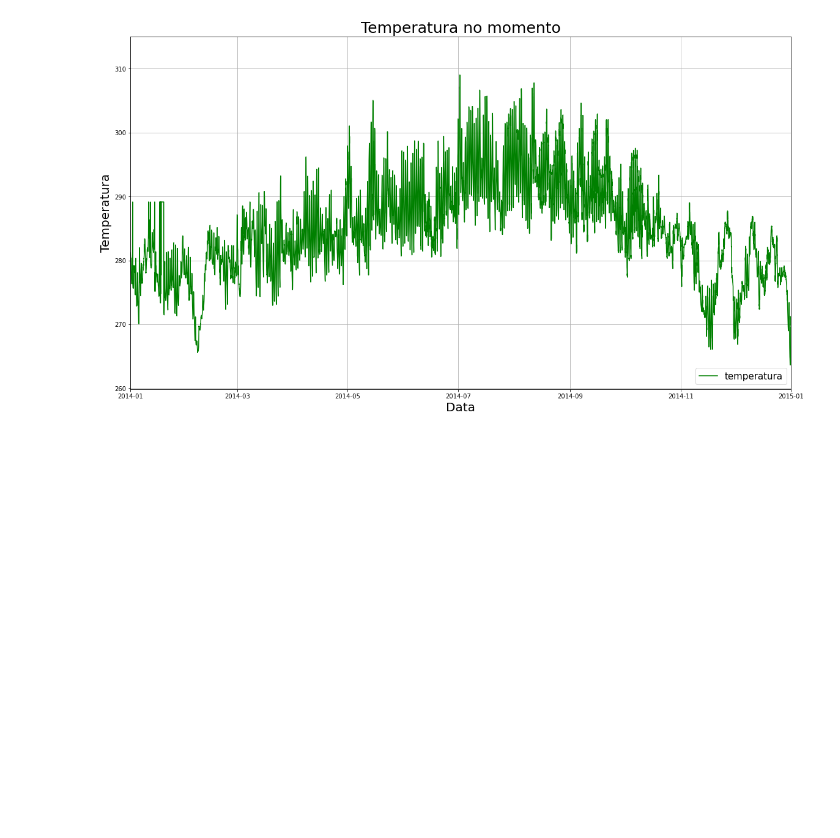
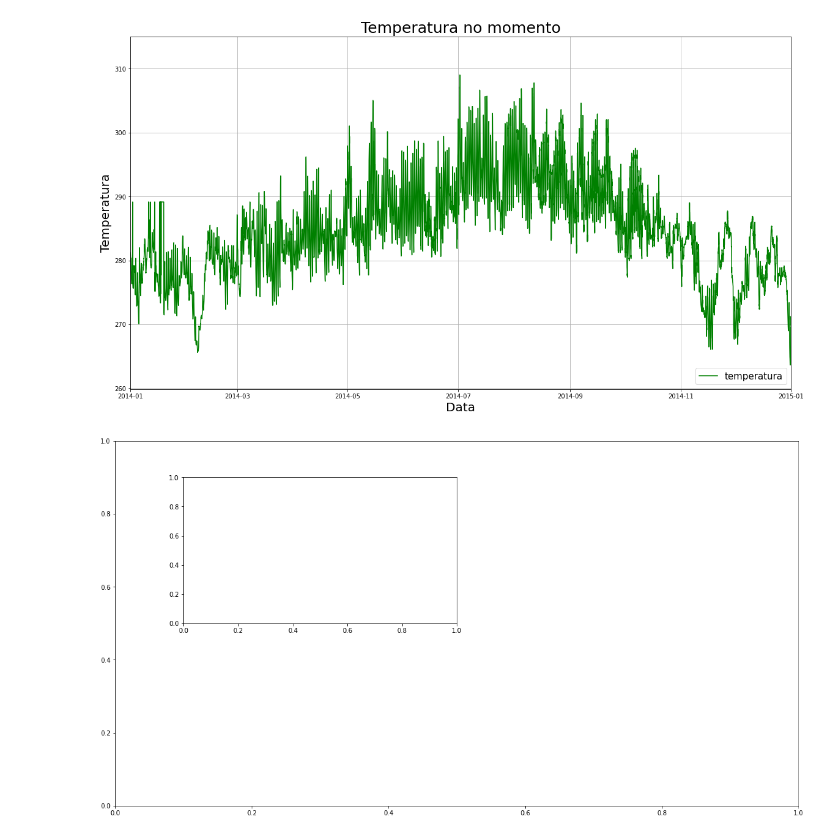
Before and after one commit to Renato-Ribeiroo/Cursos-Python, a Jupyter notebook: Data Science/Data Visualization Matplotlib/Data_Visualization_com_Matplotlib.ipynb, the cells around one changed output. Drawn from its saved outputs; the diff is of its cells as text; code cells hidden in the pictures; blank space fills up the shorter version.

```diff
--- a/Data Science/Data Visualization Matplotlib/Data_Visualization_com_Matplotlib.ipynb
+++ b/Data Science/Data Visualization Matplotlib/Data_Visualization_com_Matplotlib.ipynb
@@ -218,3 +218,10 @@ eixo.legend(['temperatura'], loc = 'lower right', fontsize=15)
 eixo.grid(True)
 # %% [output]
 [figure]
+# %%
+#acrescentando um novo eixo de figura na figura
+fig = plt.figure(figsize=(15, 8))
+eixo = fig.add_axes([0, 0, 1, 1])
+eixo2 = fig.add_axes([0.1, 0.5, 0.4, 0.4])
+# %% [output]
+[figure, added]
```
Also changed, not shown: parts of 6 cells of this notebook.
